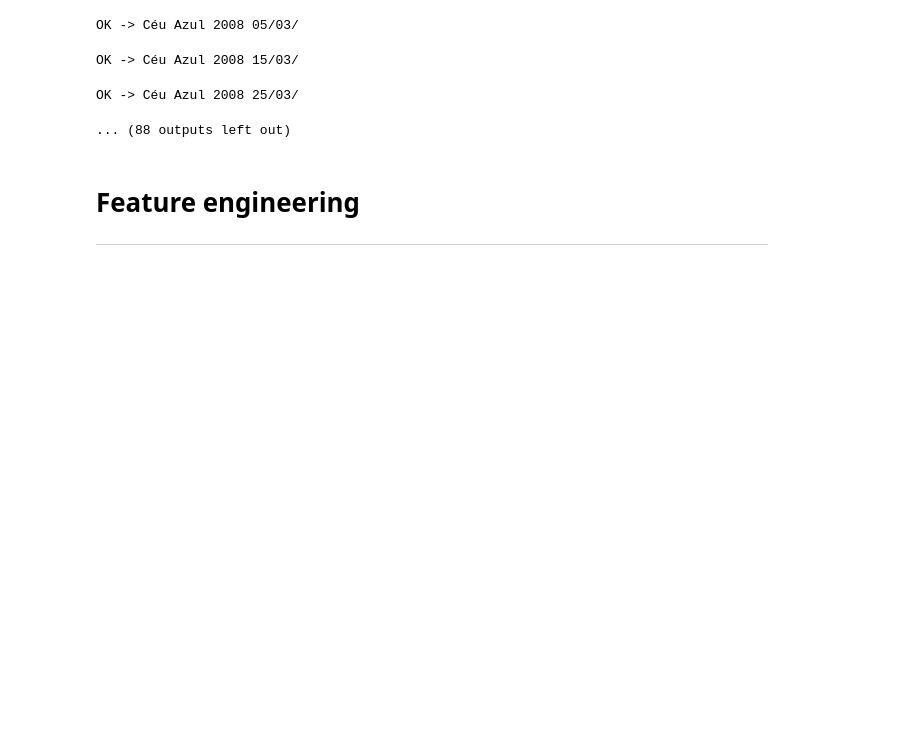
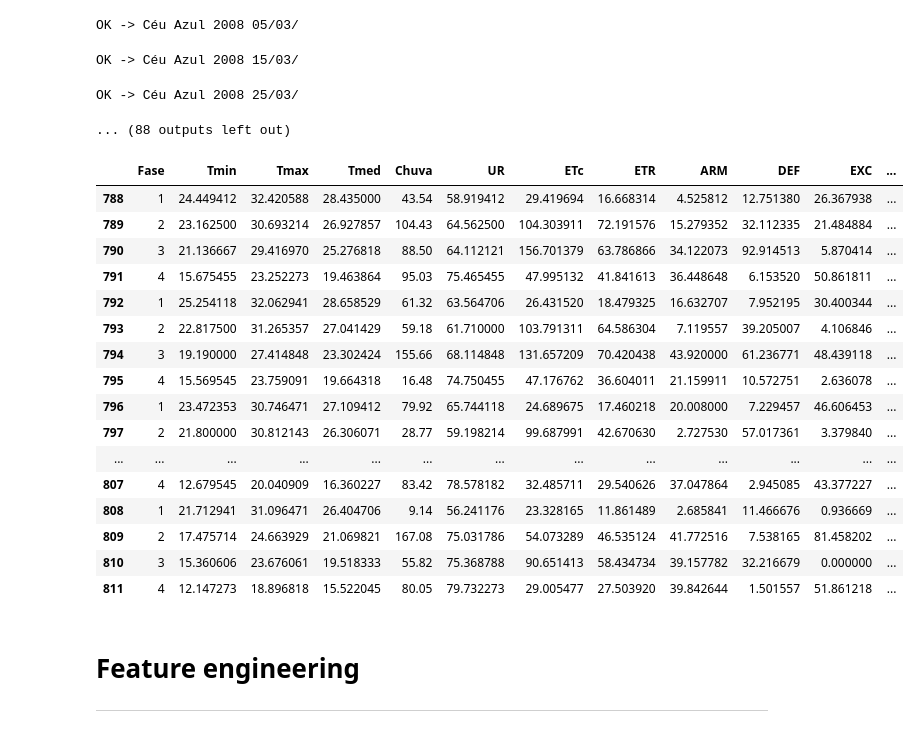
Before and after one commit to fcoliveira-utfpr/aquacrop_ml, a Jupyter notebook: inferencias.ipynb, the cells around one changed output. Drawn from its saved outputs; the diff is of its cells as text; code cells hidden in the pictures; blank space fills up the shorter version.

```diff
--- a/inferencias.ipynb
+++ b/inferencias.ipynb
@@ -560,6 +550,26 @@ OK -> Céu Azul 2008 25/03/
 ... (88 outputs left out)
 # %%
 df_final.to_csv('df_final_inferencia.csv', index=False)
+# %%
+df_final[(df_final['Municipio'] == 'Missal') & (df_final['Ano'] == 2008)]
+# %% [output]
+|  | Fase | Tmin | Tmax | Tmed | Chuva | UR | ETc | ETR | ARM | DEF | EXC | ... |
+| 788 | 1 | 24.449412 | 32.420588 | 28.435000 | 43.54 | 58.919412 | 29.419694 | 16.668314 | 4.525812 | 12.751380 | 26.367938 | ... |
+| 789 | 2 | 23.162500 | 30.693214 | 26.927857 | 104.43 | 64.562500 | 104.303911 | 72.191576 | 15.279352 | 32.112335 | 21.484884 | ... |
+| 790 | 3 | 21.136667 | 29.416970 | 25.276818 | 88.50 | 64.112121 | 156.701379 | 63.786866 | 34.122073 | 92.914513 | 5.870414 | ... |
+| 791 | 4 | 15.675455 | 23.252273 | 19.463864 | 95.03 | 75.465455 | 47.995132 | 41.841613 | 36.448648 | 6.153520 | 50.861811 | ... |
+| 792 | 1 | 25.254118 | 32.062941 | 28.658529 | 61.32 | 63.564706 | 26.431520 | 18.479325 | 16.632707 | 7.952195 | 30.400344 | ... |
+| 793 | 2 | 22.817500 | 31.265357 | 27.041429 | 59.18 | 61.710000 | 103.791311 | 64.586304 | 7.119557 | 39.205007 | 4.106846 | ... |
+| 794 | 3 | 19.190000 | 27.414848 | 23.302424 | 155.66 | 68.114848 | 131.657209 | 70.420438 | 43.920000 | 61.236771 | 48.439118 | ... |
+| 795 | 4 | 15.569545 | 23.759091 | 19.664318 | 16.48 | 74.750455 | 47.176762 | 36.604011 | 21.159911 | 10.572751 | 2.636078 | ... |
+| 796 | 1 | 23.472353 | 30.746471 | 27.109412 | 79.92 | 65.744118 | 24.689675 | 17.460218 | 20.008000 | 7.229457 | 46.606453 | ... |
+| 797 | 2 | 21.800000 | 30.812143 | 26.306071 | 28.77 | 59.198214 | 99.687991 | 42.670630 | 2.727530 | 57.017361 | 3.379840 | ... |
+| ... | ... | ... | ... | ... | ... | ... | ... | ... | ... | ... | ... | ... |
+| 807 | 4 | 12.679545 | 20.040909 | 16.360227 | 83.42 | 78.578182 | 32.485711 | 29.540626 | 37.047864 | 2.945085 | 43.377227 | ... |
+| 808 | 1 | 21.712941 | 31.096471 | 26.404706 | 9.14 | 56.241176 | 23.328165 | 11.861489 | 2.685841 | 11.466676 | 0.936669 | ... |
+| 809 | 2 | 17.475714 | 24.663929 | 21.069821 | 167.08 | 75.031786 | 54.073289 | 46.535124 | 41.772516 | 7.538165 | 81.458202 | ... |
+| 810 | 3 | 15.360606 | 23.676061 | 19.518333 | 55.82 | 75.368788 | 90.651413 | 58.434734 | 39.157782 | 32.216679 | 0.000000 | ... |
+| 811 | 4 | 12.147273 | 18.896818 | 15.522045 | 80.05 | 79.732273 | 29.005477 | 27.503920 | 39.842644 | 1.501557 | 51.861218 | ... |
 # %% [markdown]
 # **Feature engineering**
 ---
```
Also changed, not shown: parts of 8 cells of this notebook.
